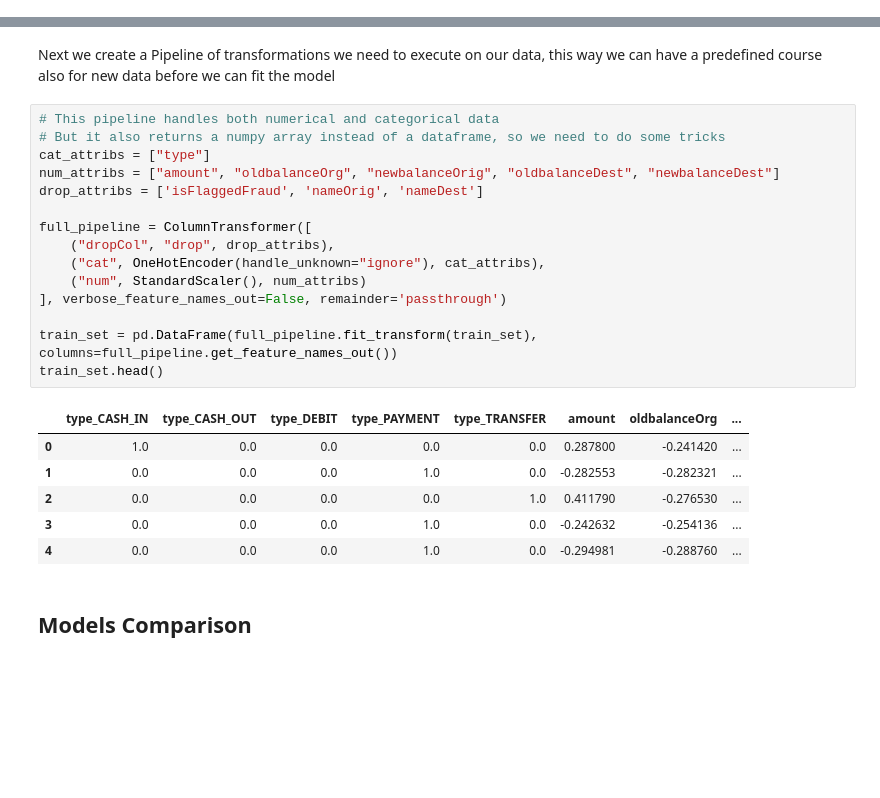
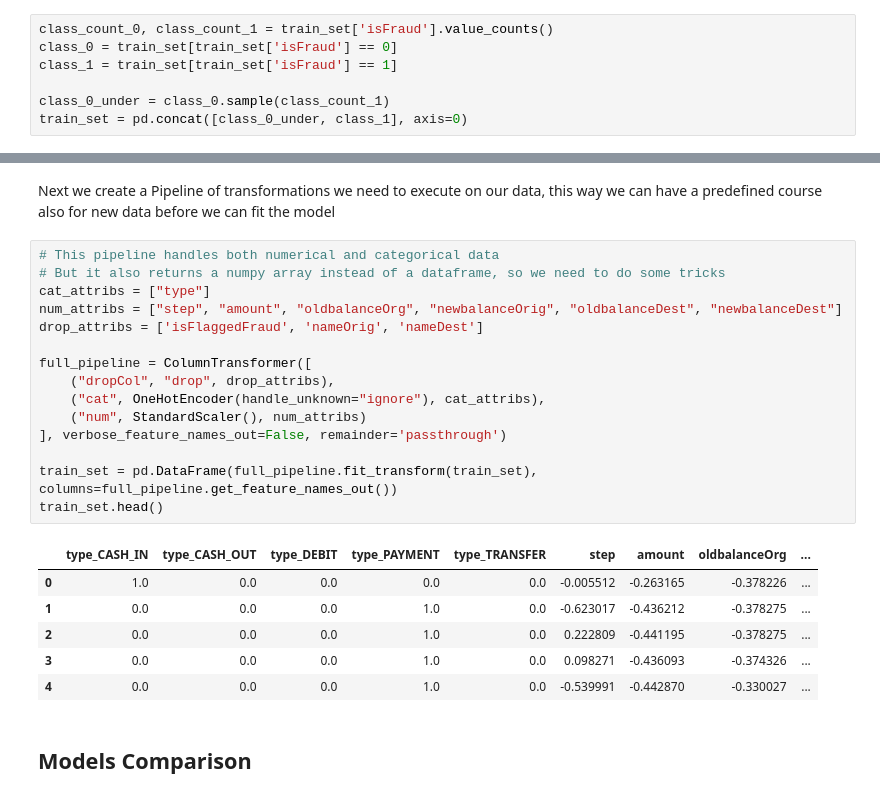
Before and after one commit to mangelini/fraud-detection-ml, a Jupyter notebook: project.ipynb, the cells around one changed output, grey strips where cells are left out. Cells and saved outputs as stored; diff of their text form; blank space fills up the shorter version.

```diff
--- a/project.ipynb
+++ b/project.ipynb
@@ -243,3 +250,10 @@ Name: isFlaggedFraud, dtype: int64
+# %%
+class_count_0, class_count_1 = train_set['isFraud'].value_counts()
+class_0 = train_set[train_set['isFraud'] == 0]
+class_1 = train_set[train_set['isFraud'] == 1]
+
+class_0_under = class_0.sample(class_count_1)
+train_set = pd.concat([class_0_under, class_1], axis=0)
 # %%
 class columnDropperTransformer():
     def __init__(self,columns):
@@ -255,25 +269,25 @@ Next we create a Pipeline of transformations we need to execute on our data, thi
 # %%
 # This pipeline handles both numerical and categorical data
 # But it also returns a numpy array instead of a dataframe, so we need to do some tricks
 cat_attribs = ["type"]
-num_attribs = ["amount", "oldbalanceOrg", "newbalanceOrig", "oldbalanceDest", "newbalanceDest"]
+num_attribs = ["step", "amount", "oldbalanceOrg", "newbalanceOrig", "oldbalanceDest", "newbalanceDest"]
 drop_attribs = ['isFlaggedFraud', 'nameOrig', 'nameDest']
 
 full_pipeline = ColumnTransformer([
     ("dropCol", "drop", drop_attribs),
     ("cat", OneHotEncoder(handle_unknown="ignore"), cat_attribs),
     ("num", StandardScaler(), num_attribs)
 ], verbose_feature_names_out=False, remainder='passthrough')
 
 train_set = pd.DataFrame(full_pipeline.fit_transform(train_set), columns=full_pipeline.get_feature_names_out())
 train_set.head()
 # %% [output]
-|  | type_CASH_IN | type_CASH_OUT | type_DEBIT | type_PAYMENT | type_TRANSFER | amount | oldbalanceOrg | ... |
-| 0 | 1.0 | 0.0 | 0.0 | 0.0 | 0.0 | 0.287800 | -0.241420 | ... |
-| 1 | 0.0 | 0.0 | 0.0 | 1.0 | 0.0 | -0.282553 | -0.282321 | ... |
-| 2 | 0.0 | 0.0 | 0.0 | 0.0 | 1.0 | 0.411790 | -0.276530 | ... |
-| 3 | 0.0 | 0.0 | 0.0 | 1.0 | 0.0 | -0.242632 | -0.254136 | ... |
-| 4 | 0.0 | 0.0 | 0.0 | 1.0 | 0.0 | -0.294981 | -0.288760 | ... |
+|  | type_CASH_IN | type_CASH_OUT | type_DEBIT | type_PAYMENT | type_TRANSFER | step | amount | oldbalanceOrg | ... |
+| 0 | 1.0 | 0.0 | 0.0 | 0.0 | 0.0 | -0.005512 | -0.263165 | -0.378226 | ... |
+| 1 | 0.0 | 0.0 | 0.0 | 1.0 | 0.0 | -0.623017 | -0.436212 | -0.378275 | ... |
+| 2 | 0.0 | 0.0 | 0.0 | 1.0 | 0.0 | 0.222809 | -0.441195 | -0.378275 | ... |
+| 3 | 0.0 | 0.0 | 0.0 | 1.0 | 0.0 | 0.098271 | -0.436093 | -0.374326 | ... |
+| 4 | 0.0 | 0.0 | 0.0 | 1.0 | 0.0 | -0.539991 | -0.442870 | -0.330027 | ... |
 # %% [markdown]
 ## Models Comparison
 # %% [markdown]
```
Also changed, not shown: parts of 21 cells of this notebook, 7 other files.
